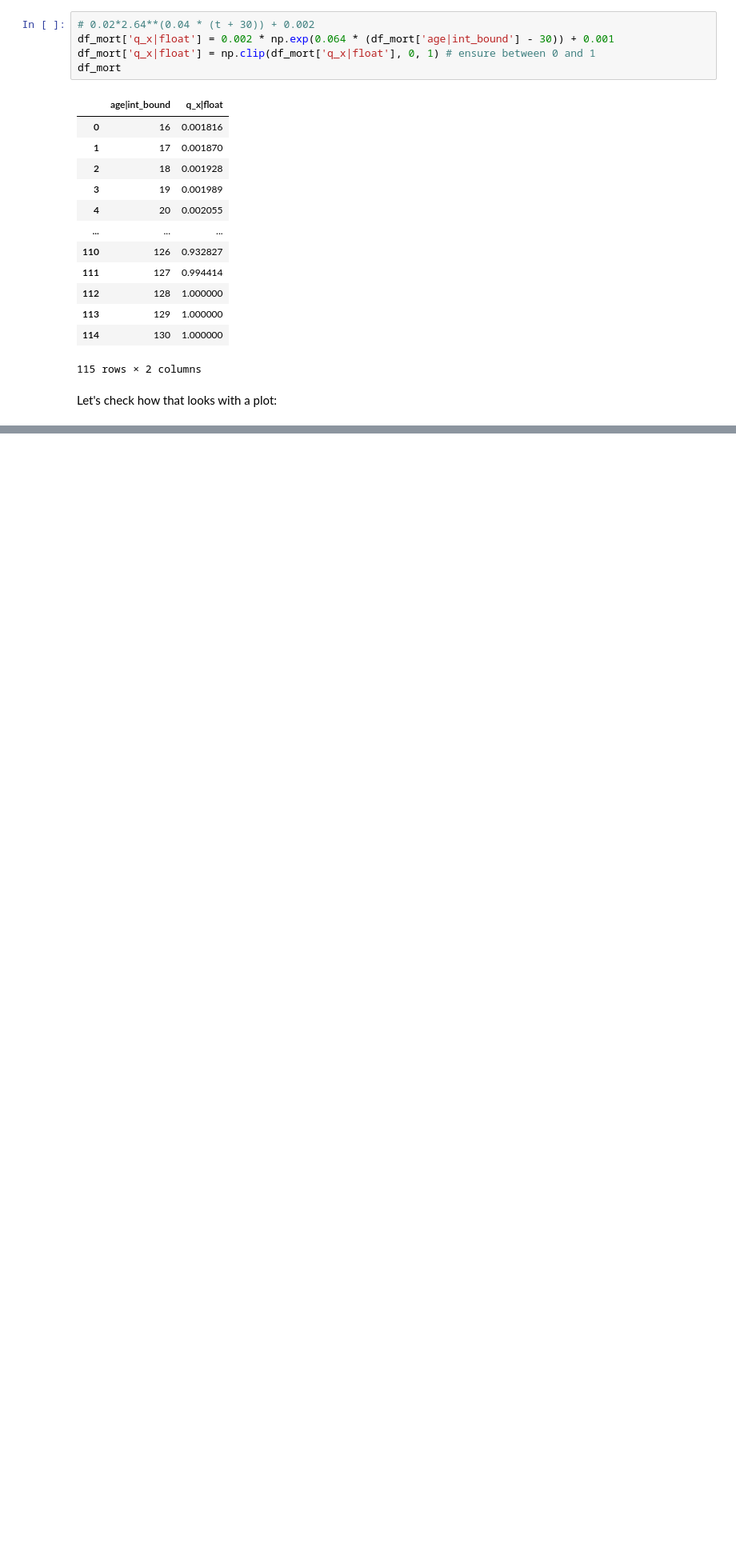
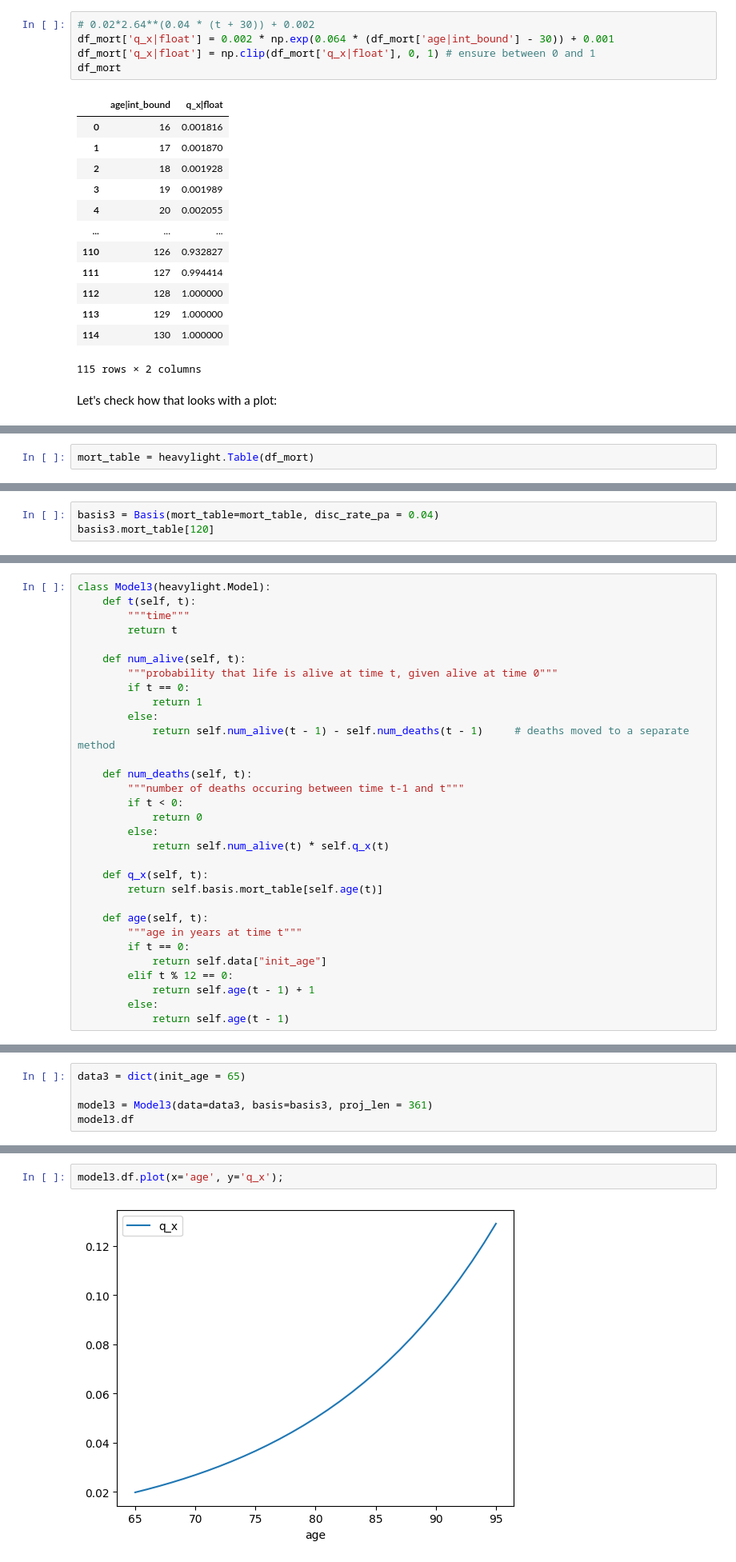
Before and after one commit to lewisfogden/heavylight, a Jupyter notebook: docs/getting_started/intro_to_heavylight.ipynb, the cells around one changed output, grey strips where cells are left out. Shown at 80% size. Cells and saved outputs as stored; diff of their text form; blank space fills up the shorter version.

```diff
--- a/docs/getting_started/intro_to_heavylight.ipynb
+++ b/docs/getting_started/intro_to_heavylight.ipynb
@@ -253,0 +258,2 @@ df_mort.plot(x='age|int_bound', y='q_x|float')
+# %%
+mort_table = heavylight.Table(df_mort)
@@ -253,0 +282,3 @@ df_mort.plot(x='age|int_bound', y='q_x|float')
+# %%
+basis3 = Basis(mort_table=mort_table, disc_rate_pa = 0.04)
+basis3.mort_table[120]
@@ -253,0 +295,31 @@ df_mort.plot(x='age|int_bound', y='q_x|float')
+# %%
+class Model3(heavylight.Model):
+    def t(self, t):
+        """time"""
+        return t
+
+    def num_alive(self, t):
+        """probability that life is alive at time t, given alive at time 0"""
+        if t == 0:
+            return 1
+        else:
+            return self.num_alive(t - 1) - self.num_deaths(t - 1)     # deaths moved to a separate method
+
+    def num_deaths(self, t):
+        """number of deaths occuring between time t-1 and t"""
+        if t < 0:
+            return 0
+        else:
+            return self.num_alive(t) * self.q_x(t)
+
+    def q_x(self, t):
+        return self.basis.mort_table[self.age(t)]
+
+    def age(self, t):
+        """age in years at time t"""
+        if t == 0:
+            return self.data["init_age"]
+        elif t % 12 == 0:
+            return self.age(t - 1) + 1
+        else:
+            return self.age(t - 1)
@@ -253,0 +328,5 @@ df_mort.plot(x='age|int_bound', y='q_x|float')
+# %%
+data3 = dict(init_age = 65)
+
+model3 = Model3(data=data3, basis=basis3, proj_len = 361)
+model3.df
@@ -253,0 +349,4 @@ df_mort.plot(x='age|int_bound', y='q_x|float')
+# %%
+model3.df.plot(x='age', y='q_x');
+# %% [output]
+[figure, added]
```
Also changed, not shown: parts of 32 cells of this notebook.
